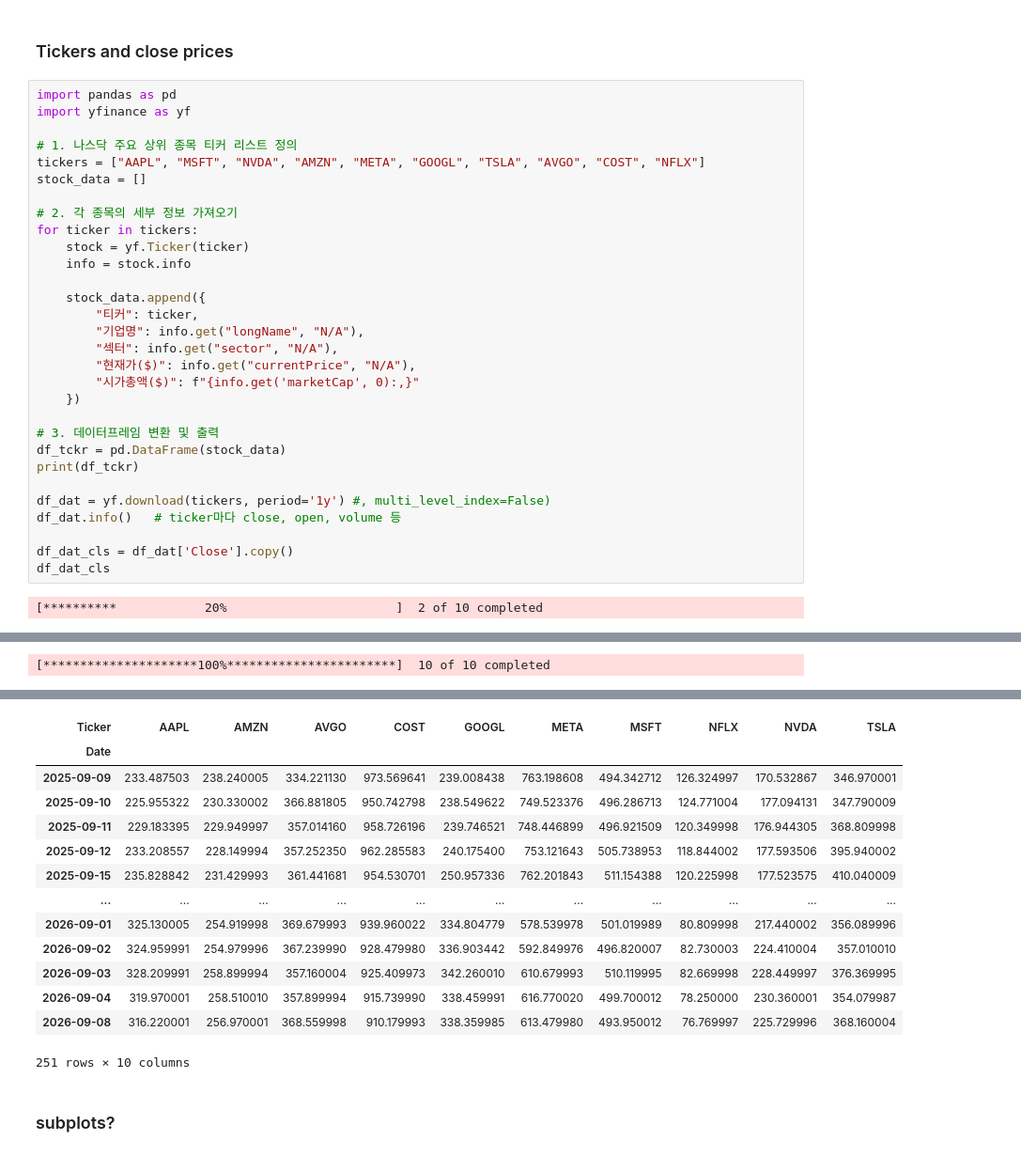
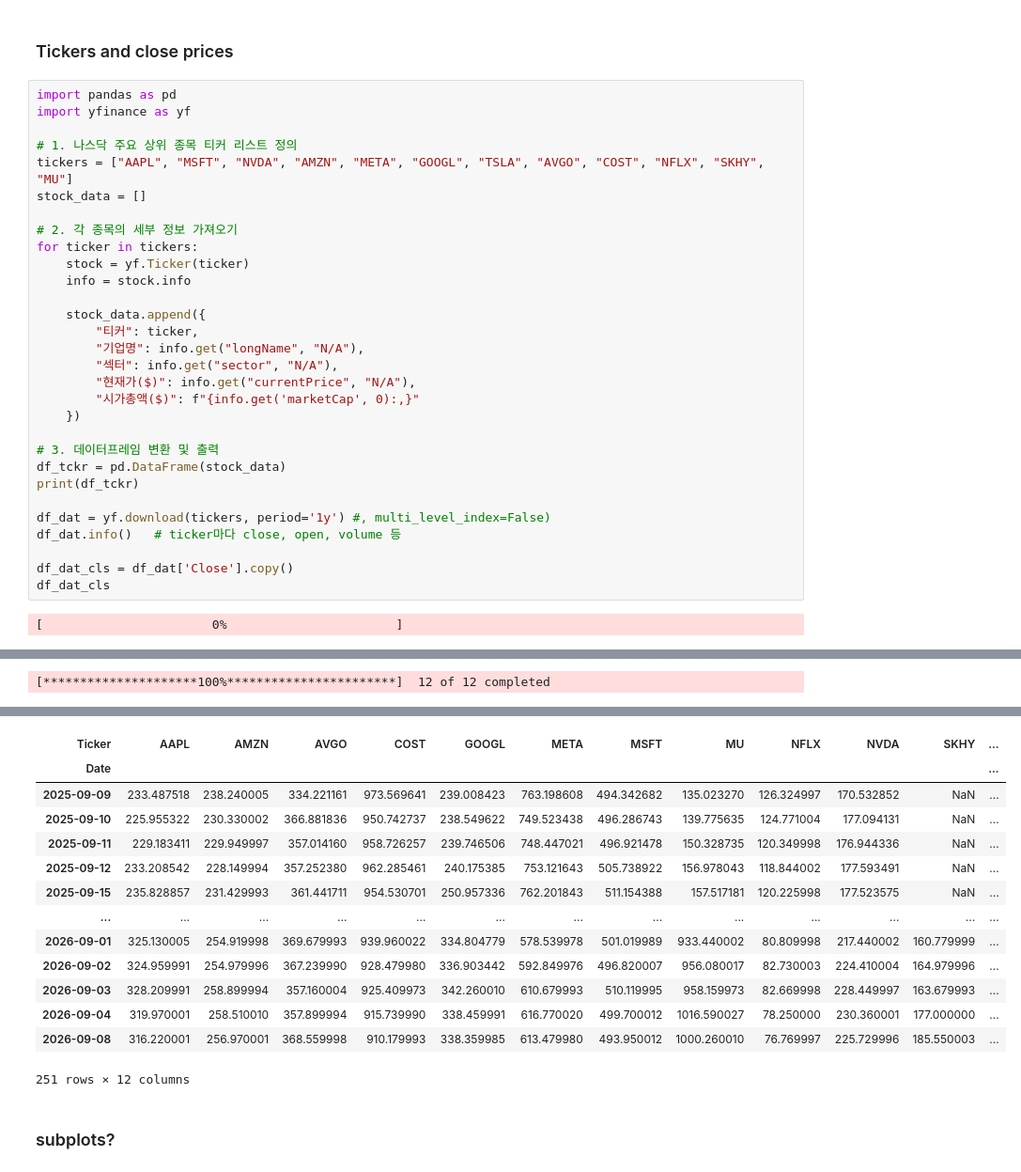
Before and after one commit to bahn28/salad, a Jupyter notebook: az_nyse_001.ipynb, the cells around one changed output, grey strips where cells are left out. Shown at 94% size. Saved outputs shown, nothing was run; the diff lists cells and outputs as text.

```diff
--- a/az_nyse_001.ipynb
+++ b/az_nyse_001.ipynb
@@ -50,7 +50,7 @@ import pandas as pd
 import yfinance as yf
 
 # 1. 나스닥 주요 상위 종목 티커 리스트 정의
-tickers = ["AAPL", "MSFT", "NVDA", "AMZN", "META", "GOOGL", "TSLA", "AVGO", "COST", "NFLX"]
+tickers = ["AAPL", "MSFT", "NVDA", "AMZN", "META", "GOOGL", "TSLA", "AVGO", "COST", "NFLX", "SKHY", "MU"]
 stock_data = []
 
 # 2. 각 종목의 세부 정보 가져오기
@@ -76,4 +76,4 @@ df_dat.info()   # ticker마다 close, open, volume 등
 df_dat_cls = df_dat['Close'].copy()
 df_dat_cls
 # %% [output]
-[**********            20%                       ]  2 of 10 completed
+[                       0%                       ]
@@ -97,3 +97,3 @@ df_dat_cls
-[*********************100%***********************]  10 of 10 completed
+[*********************100%***********************]  12 of 12 completed
 <class 'pandas.core.frame.DataFrame'>
 DatetimeIndex: 251 entries, 2025-09-09 to 2026-09-08
@@ -115,17 +115,17 @@ memory usage: 100.0 KB
-| Ticker | AAPL | AMZN | AVGO | COST | GOOGL | META | MSFT | NFLX | NVDA | TSLA |
-| Date |  |  |  |  |  |  |  |  |  |  |
-| 2025-09-09 | 233.487503 | 238.240005 | 334.221130 | 973.569641 | 239.008438 | 763.198608 | 494.342712 | 126.324997 | 170.532867 | 346.970001 |
-| 2025-09-10 | 225.955322 | 230.330002 | 366.881805 | 950.742798 | 238.549622 | 749.523376 | 496.286713 | 124.771004 | 177.094131 | 347.790009 |
-| 2025-09-11 | 229.183395 | 229.949997 | 357.014160 | 958.726196 | 239.746521 | 748.446899 | 496.921509 | 120.349998 | 176.944305 | 368.809998 |
-| 2025-09-12 | 233.208557 | 228.149994 | 357.252350 | 962.285583 | 240.175400 | 753.121643 | 505.738953 | 118.844002 | 177.593506 | 395.940002 |
-| 2025-09-15 | 235.828842 | 231.429993 | 361.441681 | 954.530701 | 250.957336 | 762.201843 | 511.154388 | 120.225998 | 177.523575 | 410.040009 |
-| ... | ... | ... | ... | ... | ... | ... | ... | ... | ... | ... |
-| 2026-09-01 | 325.130005 | 254.919998 | 369.679993 | 939.960022 | 334.804779 | 578.539978 | 501.019989 | 80.809998 | 217.440002 | 356.089996 |
-| 2026-09-02 | 324.959991 | 254.979996 | 367.239990 | 928.479980 | 336.903442 | 592.849976 | 496.820007 | 82.730003 | 224.410004 | 357.010010 |
-| 2026-09-03 | 328.209991 | 258.899994 | 357.160004 | 925.409973 | 342.260010 | 610.679993 | 510.119995 | 82.669998 | 228.449997 | 376.369995 |
-| 2026-09-04 | 319.970001 | 258.510010 | 357.899994 | 915.739990 | 338.459991 | 616.770020 | 499.700012 | 78.250000 | 230.360001 | 354.079987 |
-| 2026-09-08 | 316.220001 | 256.970001 | 368.559998 | 910.179993 | 338.359985 | 613.479980 | 493.950012 | 76.769997 | 225.729996 | 368.160004 |
+| Ticker | AAPL | AMZN | AVGO | COST | GOOGL | META | MSFT | MU | NFLX | NVDA | SKHY | ... |
+| Date |  |  |  |  |  |  |  |  |  |  |  | ... |
+| 2025-09-09 | 233.487518 | 238.240005 | 334.221161 | 973.569641 | 239.008423 | 763.198608 | 494.342682 | 135.023270 | 126.324997 | 170.532852 | NaN | ... |
+| 2025-09-10 | 225.955322 | 230.330002 | 366.881836 | 950.742737 | 238.549622 | 749.523438 | 496.286743 | 139.775635 | 124.771004 | 177.094131 | NaN | ... |
+| 2025-09-11 | 229.183411 | 229.949997 | 357.014160 | 958.726257 | 239.746506 | 748.447021 | 496.921478 | 150.328735 | 120.349998 | 176.944336 | NaN | ... |
+| 2025-09-12 | 233.208542 | 228.149994 | 357.252380 | 962.285461 | 240.175385 | 753.121643 | 505.738922 | 156.978043 | 118.844002 | 177.593491 | NaN | ... |
+| 2025-09-15 | 235.828857 | 231.429993 | 361.441711 | 954.530701 | 250.957336 | 762.201843 | 511.154388 | 157.517181 | 120.225998 | 177.523575 | NaN | ... |
+| ... | ... | ... | ... | ... | ... | ... | ... | ... | ... | ... | ... | ... |
+| 2026-09-01 | 325.130005 | 254.919998 | 369.679993 | 939.960022 | 334.804779 | 578.539978 | 501.019989 | 933.440002 | 80.809998 | 217.440002 | 160.779999 | ... |
+| 2026-09-02 | 324.959991 | 254.979996 | 367.239990 | 928.479980 | 336.903442 | 592.849976 | 496.820007 | 956.080017 | 82.730003 | 224.410004 | 164.979996 | ... |
+| 2026-09-03 | 328.209991 | 258.899994 | 357.160004 | 925.409973 | 342.260010 | 610.679993 | 510.119995 | 958.159973 | 82.669998 | 228.449997 | 163.679993 | ... |
+| 2026-09-04 | 319.970001 | 258.510010 | 357.899994 | 915.739990 | 338.459991 | 616.770020 | 499.700012 | 1016.590027 | 78.250000 | 230.360001 | 177.000000 | ... |
+| 2026-09-08 | 316.220001 | 256.970001 | 368.559998 | 910.179993 | 338.359985 | 613.479980 | 493.950012 | 1000.260010 | 76.769997 | 225.729996 | 185.550003 | ... |
-251 rows × 10 columns
+251 rows × 12 columns
 # %% [markdown]
 ### subplots?
 # %%
```
Also changed, not shown: parts of 6 cells of this notebook.
